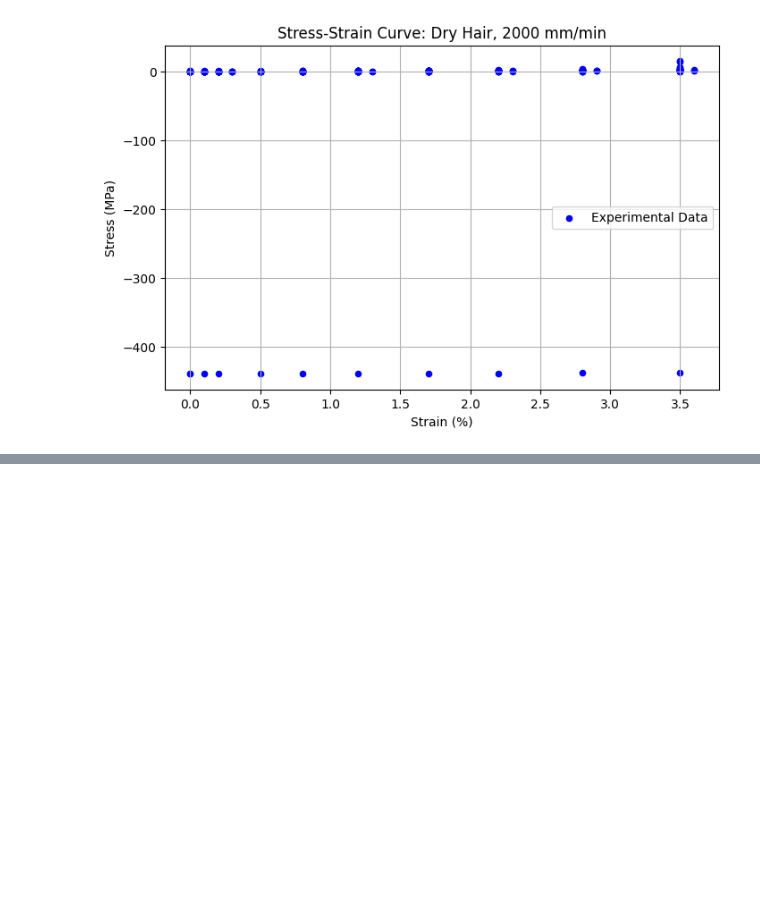
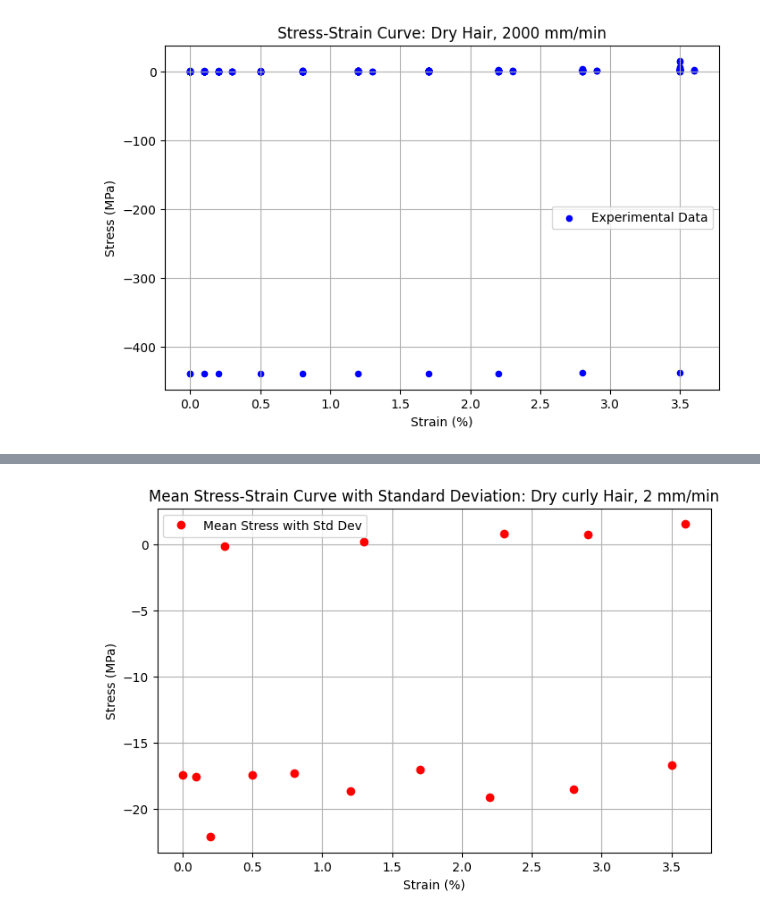
Before and after one commit to ifplutoknew/Python, a Jupyter notebook: Hair research data/Dry curly hair_2000mm.ipynb, the cells around one changed output, grey strips where cells are left out. Cells and saved outputs as stored; diff of their text form; code cells hidden in the pictures; blank space fills up the shorter version.

```diff
--- a/Hair research data/Dry curly hair_2000mm.ipynb
+++ b/Hair research data/Dry curly hair_2000mm.ipynb
@@ -6,7 +6,7 @@ from scipy.optimize import curve_fit
 from scipy.stats import pearsonr
 
 #load the csv file
-df = pd.read_csv("dry curly hair data/Extension_Dry_2000mmmin_C.csv")
+df = pd.read_csv("dry curly hair data/Extension_Dry_2000mmmin_C_sorted_by_strain.csv")
 print(df)
 # %% [output]
      Record  Strain (%)  Stress (MPa)
@@ -65,3 +65,6 @@ plt.grid(True)
 plt.show()
 # %% [output]
 [figure]
+# %%
+mean_df = (df.groupby("Strain (%)")["Stress (MPa)"].agg(['mean', 'std']).reset_index())
+print(mean_df)
@@ -67,0 +88,12 @@ plt.show()
+# %%
+plt.figure(figsize=(8, 5))
+plt.errorbar(mean_df["Strain (%)"], mean_df["mean"], fmt='o', label='Mean Stress with Std Dev', color='red', capsize=3)
+
+plt.xlabel("Strain (%)")
+plt.ylabel("Stress (MPa)")
+plt.title("Mean Stress-Strain Curve with Standard Deviation: Dry curly Hair, 2 mm/min")
+plt.legend()
+plt.grid(True)
+plt.show()
+# %% [output]
+[figure, added]
```
Also changed, not shown: parts of 1 cell of this notebook, 5 other files.
